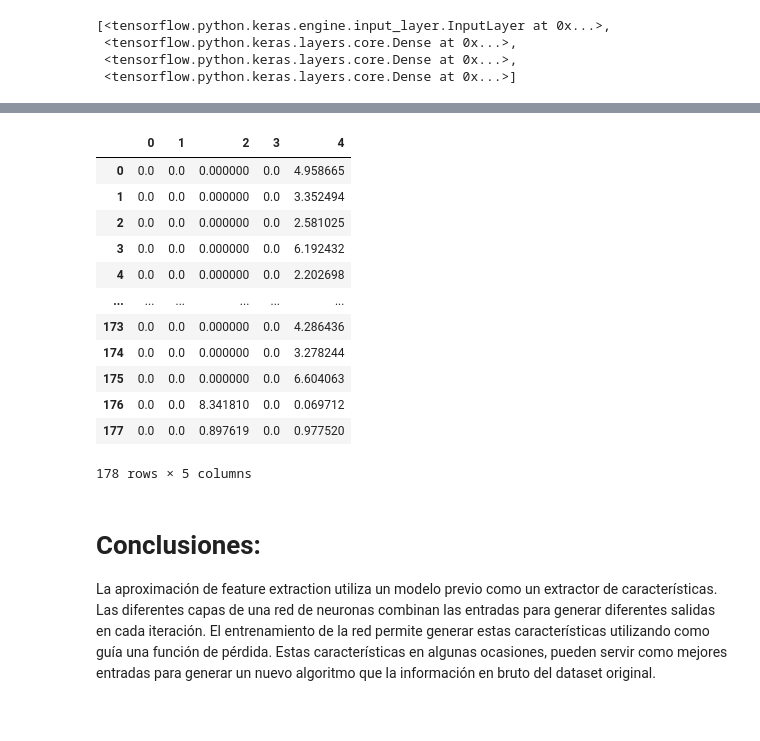
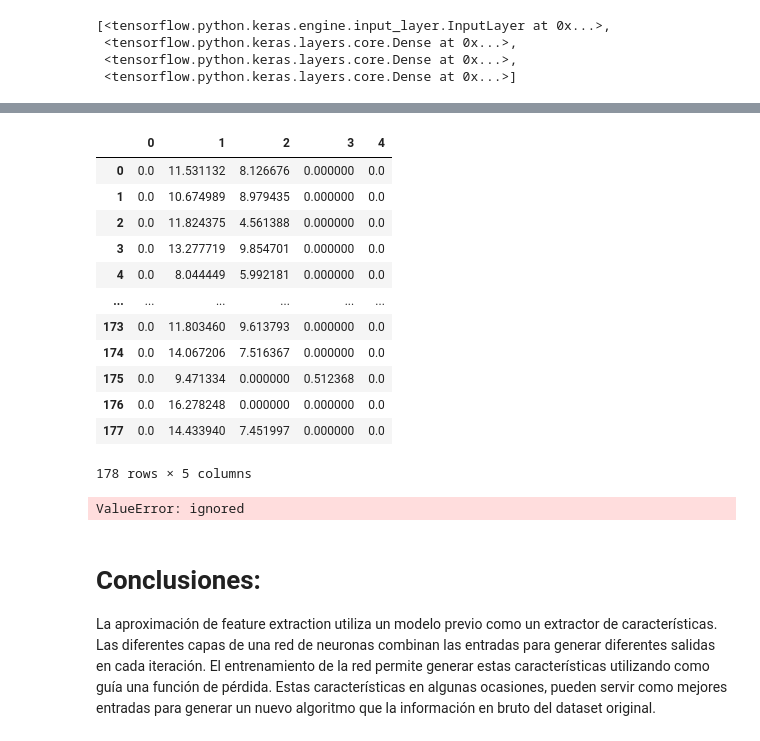
Before and after one commit to AnnaSkrb/IDAL_IA3_Anna, a Jupyter notebook: Copia_de_Transfer_Learning.ipynb, the cells around one changed output, grey strips where cells are left out. Drawn from its saved outputs; the diff is of its cells as text; code cells hidden in the pictures.

```diff
--- a/Copia_de_Transfer_Learning.ipynb
+++ b/Copia_de_Transfer_Learning.ipynb
@@ -396,24 +388,29 @@ features_02.head(5)
 # %%
 features_test = [model.predict(X_test) for model in models]
 # %%
-features_01 = pd.DataFrame(features_test[0])
-features_02 = pd.DataFrame(features_test[1])
+features_01_test = pd.DataFrame(features_test[0])
+features_02_test = pd.DataFrame(features_test[1])
-# %%
-features_01
-# %% [output]
-|  | 0 | 1 | 2 | 3 | 4 |
-| 0 | 0.0 | 0.0 | 0.000000 | 0.0 | 4.958665 |
-| 1 | 0.0 | 0.0 | 0.000000 | 0.0 | 3.352494 |
-| 2 | 0.0 | 0.0 | 0.000000 | 0.0 | 2.581025 |
-| 3 | 0.0 | 0.0 | 0.000000 | 0.0 | 6.192432 |
-| 4 | 0.0 | 0.0 | 0.000000 | 0.0 | 2.202698 |
-| ... | ... | ... | ... | ... | ... |
-| 173 | 0.0 | 0.0 | 0.000000 | 0.0 | 4.286436 |
-| 174 | 0.0 | 0.0 | 0.000000 | 0.0 | 3.278244 |
-| 175 | 0.0 | 0.0 | 0.000000 | 0.0 | 6.604063 |
-| 176 | 0.0 | 0.0 | 8.341810 | 0.0 | 0.069712 |
-| 177 | 0.0 | 0.0 | 0.897619 | 0.0 | 0.977520 |
-178 rows × 5 columns
+# %%
+features_01_test
+# %% [output]
+|  | 0 | 1 | 2 | 3 | 4 |
+| 0 | 0.0 | 11.531132 | 8.126676 | 0.000000 | 0.0 |
+| 1 | 0.0 | 10.674989 | 8.979435 | 0.000000 | 0.0 |
+| 2 | 0.0 | 11.824375 | 4.561388 | 0.000000 | 0.0 |
+| 3 | 0.0 | 13.277719 | 9.854701 | 0.000000 | 0.0 |
+| 4 | 0.0 | 8.044449 | 5.992181 | 0.000000 | 0.0 |
+| ... | ... | ... | ... | ... | ... |
+| 173 | 0.0 | 11.803460 | 9.613793 | 0.000000 | 0.0 |
+| 174 | 0.0 | 14.067206 | 7.516367 | 0.000000 | 0.0 |
+| 175 | 0.0 | 9.471334 | 0.000000 | 0.512368 | 0.0 |
+| 176 | 0.0 | 16.278248 | 0.000000 | 0.000000 | 0.0 |
+| 177 | 0.0 | 14.433940 | 7.451997 | 0.000000 | 0.0 |
+178 rows × 5 columns
+# %%
+tree_model = DecisionTreeClassifier()
+tree_model.fit(features_01, Y_train)
+# %% [output]
+ValueError: ignored
 # %% [markdown]
 # Conclusiones:
 
```
Also changed, not shown: parts of 13 cells of this notebook.
